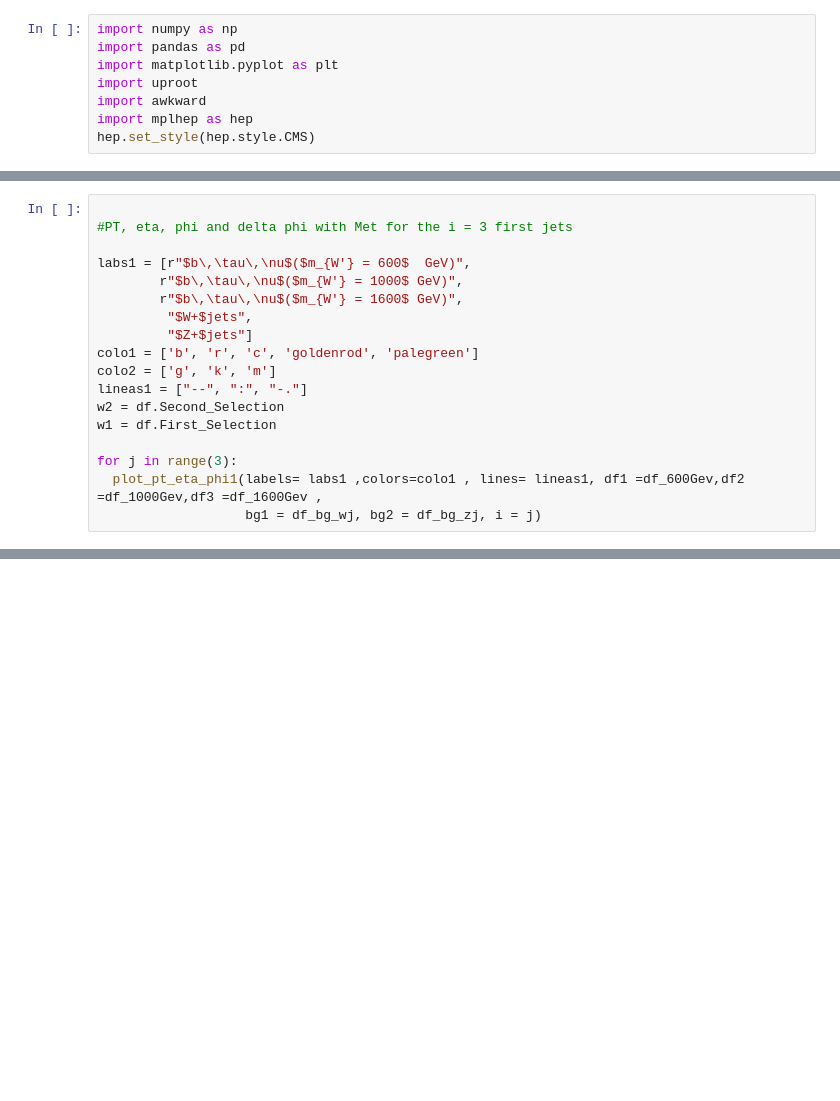
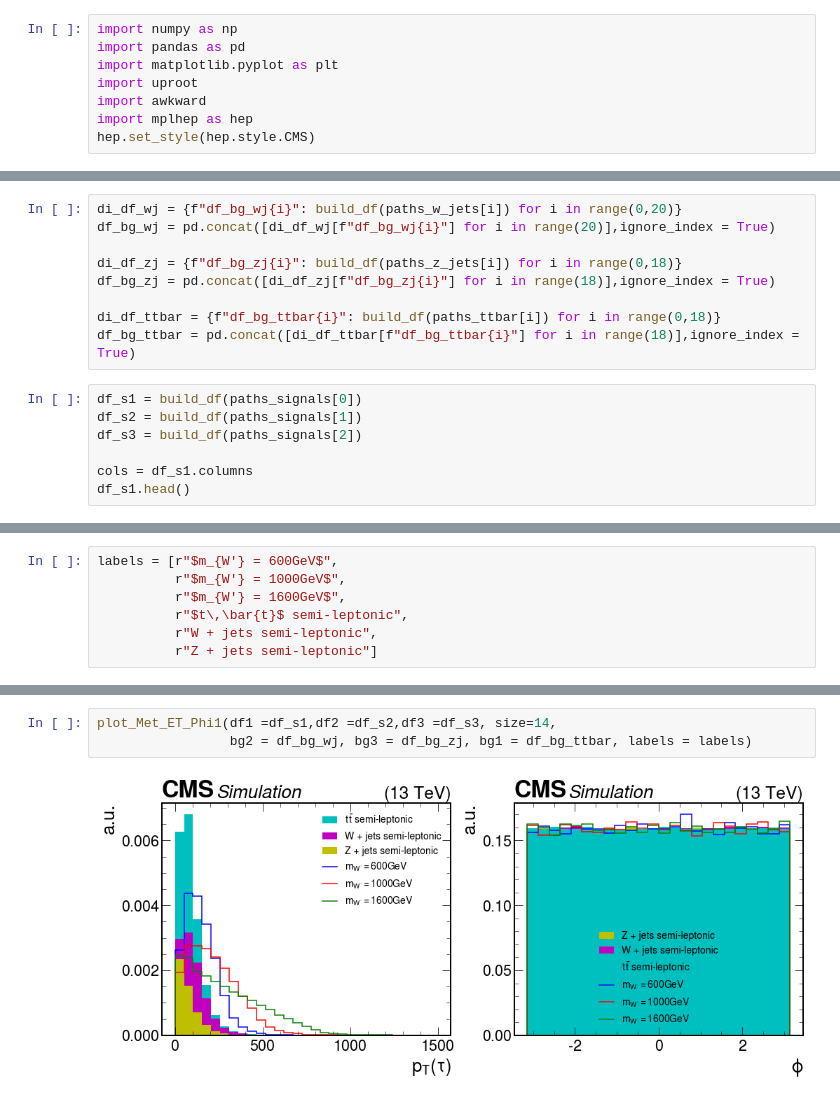
Before and after one commit to tomasate/TareasMast, a Jupyter notebook: Uproot_B_Tau_Nu_analysis_Tomas_Version.ipynb, the cells around one changed output, grey strips where cells are left out. Cells and saved outputs as stored; diff of their text form; blank space fills up the shorter version.

```diff
--- a/Uproot_B_Tau_Nu_analysis_Tomas_Version.ipynb
+++ b/Uproot_B_Tau_Nu_analysis_Tomas_Version.ipynb
@@ -872,18 +8,0 @@ df
-# %%
-
-#PT, eta, phi and delta phi with Met for the i = 3 first jets
-
-labs1 = [r"$b\,\tau\,\nu$($m_{W'} = 600$  GeV)",
-        r"$b\,\tau\,\nu$($m_{W'} = 1000$ GeV)",
-        r"$b\,\tau\,\nu$($m_{W'} = 1600$ GeV)",
-         "$W+$jets",
-         "$Z+$jets"]
-colo1 = ['b', 'r', 'c', 'goldenrod', 'palegreen']
-colo2 = ['g', 'k', 'm']
-lineas1 = ["--", ":", "-."]
-w2 = df.Second_Selection
-w1 = df.First_Selection
-
-for j in range(3):
-  plot_pt_eta_phi1(labels= labs1 ,colors=colo1 , lines= lineas1, df1 =df_600Gev,df2 =df_1000Gev,df3 =df_1600Gev ,
-                   bg1 = df_bg_wj, bg2 = df_bg_zj, i = j)
@@ -1034,0 +955,16 @@ plot_mass1(labels= labs1, colors= colo1, lines = lineas1,
+# %%
+di_df_wj = {f"df_bg_wj{i}": build_df(paths_w_jets[i]) for i in range(0,20)}
+df_bg_wj = pd.concat([di_df_wj[f"df_bg_wj{i}"] for i in range(20)],ignore_index = True)
+
+di_df_zj = {f"df_bg_zj{i}": build_df(paths_z_jets[i]) for i in range(0,18)}
+df_bg_zj = pd.concat([di_df_zj[f"df_bg_zj{i}"] for i in range(18)],ignore_index = True)
+
+di_df_ttbar = {f"df_bg_ttbar{i}": build_df(paths_ttbar[i]) for i in range(0,18)}
+df_bg_ttbar = pd.concat([di_df_ttbar[f"df_bg_ttbar{i}"] for i in range(18)],ignore_index = True)
+# %%
+df_s1 = build_df(paths_signals[0])
+df_s2 = build_df(paths_signals[1])
+df_s3 = build_df(paths_signals[2])
+
+cols = df_s1.columns
+df_s1.head()
@@ -1034,0 +1023,7 @@ plot_mass1(labels= labs1, colors= colo1, lines = lineas1,
+# %%
+labels = [r"$m_{W'} = 600GeV$",
+          r"$m_{W'} = 1000GeV$",
+          r"$m_{W'} = 1600GeV$",
+          r"$t\,\bar{t}$ semi-leptonic",
+          r"W + jets semi-leptonic",
+          r"Z + jets semi-leptonic"]
@@ -1034,0 +1166,5 @@ plot_mass1(labels= labs1, colors= colo1, lines = lineas1,
+# %%
+plot_Met_ET_Phi1(df1 =df_s1,df2 =df_s2,df3 =df_s3, size=14,
+                 bg2 = df_bg_wj, bg3 = df_bg_zj, bg1 = df_bg_ttbar, labels = labels)
+# %% [output]
+[figure, added]
```
Also changed, not shown: parts of 63 cells of this notebook, 2 other files.
